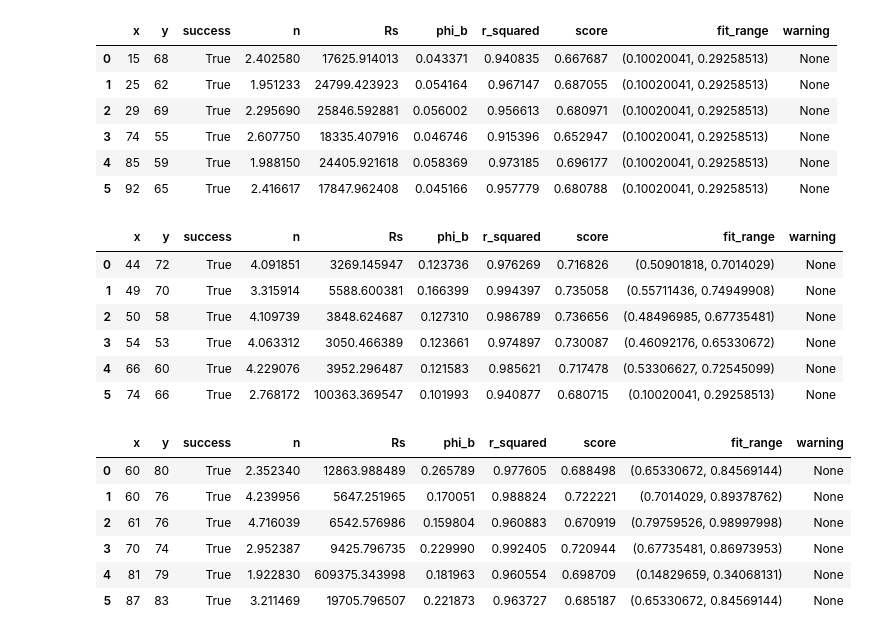
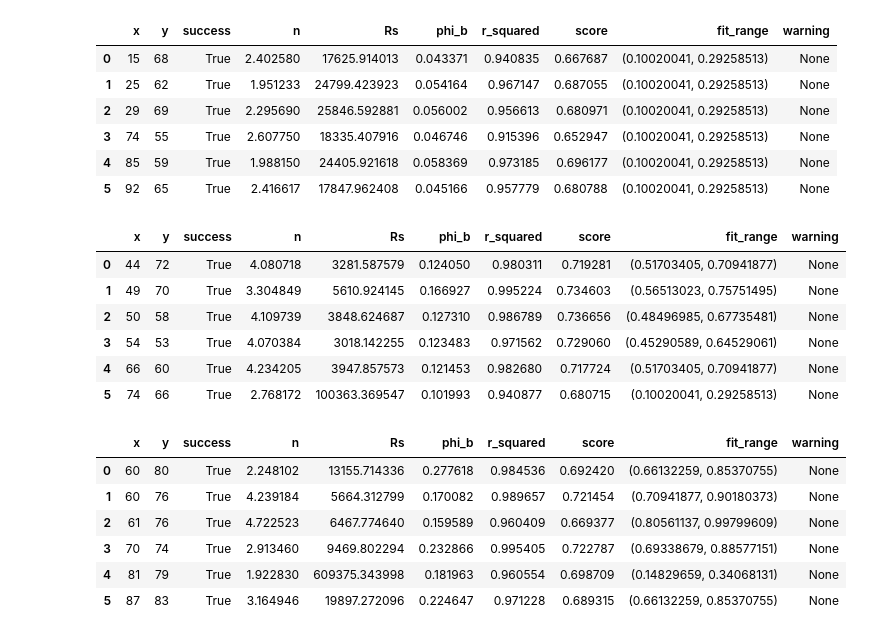
Before and after one commit to mithgil/cheungfit, a Jupyter notebook: notebooks/cheung_run.ipynb, the cells around one changed output. Saved outputs shown, nothing was run; the diff lists cells and outputs as text; code cells hidden in the pictures.

Commit message:
Within the limits of 5th constraints loose fit can produce more reliable results

```diff
--- a/notebooks/cheung_run.ipynb
+++ b/notebooks/cheung_run.ipynb
@@ -613,7 +824,7 @@ from ivs_tools import SchottkyAnalyzer, ConfigLoader
 # 建立寬鬆配置
 loose_config = FittingConfig(
     window_size=25,
-    step_size=3,
+    step_size=2,
     min_r_squared=0.85,      # 放寬 R²
     n_min=0.5, n_max=5.0,    # 放寬 n
     Rs_min=0, Rs_max=1e10,
@@ -706,23 +917,23 @@ df_dict['L3']
 | 4 | 85 | 59 | True | 1.988150 | 24405.921618 | 0.058369 | 0.973185 | 0.696177 | (0.10020041, 0.29258513) | None |
 | 5 | 92 | 65 | True | 2.416617 | 17847.962408 | 0.045166 | 0.957779 | 0.680788 | (0.10020041, 0.29258513) | None |
 # %%
-df_dict['L4']
+df_dict_loose['L4']
 # %% [output]
 |  | x | y | success | n | Rs | phi_b | r_squared | score | fit_range | warning |
-| 0 | 44 | 72 | True | 4.091851 | 3269.145947 | 0.123736 | 0.976269 | 0.716826 | (0.50901818, 0.7014029) | None |
-| 1 | 49 | 70 | True | 3.315914 | 5588.600381 | 0.166399 | 0.994397 | 0.735058 | (0.55711436, 0.74949908) | None |
+| 0 | 44 | 72 | True | 4.080718 | 3281.587579 | 0.124050 | 0.980311 | 0.719281 | (0.51703405, 0.70941877) | None |
+| 1 | 49 | 70 | True | 3.304849 | 5610.924145 | 0.166927 | 0.995224 | 0.734603 | (0.56513023, 0.75751495) | None |
 | 2 | 50 | 58 | True | 4.109739 | 3848.624687 | 0.127310 | 0.986789 | 0.736656 | (0.48496985, 0.67735481) | None |
-| 3 | 54 | 53 | True | 4.063312 | 3050.466389 | 0.123661 | 0.974897 | 0.730087 | (0.46092176, 0.65330672) | None |
-| 4 | 66 | 60 | True | 4.229076 | 3952.296487 | 0.121583 | 0.985621 | 0.717478 | (0.53306627, 0.72545099) | None |
+| 3 | 54 | 53 | True | 4.070384 | 3018.142255 | 0.123483 | 0.971562 | 0.729060 | (0.45290589, 0.64529061) | None |
+| 4 | 66 | 60 | True | 4.234205 | 3947.857573 | 0.121453 | 0.982680 | 0.717724 | (0.51703405, 0.70941877) | None |
 | 5 | 74 | 66 | True | 2.768172 | 100363.369547 | 0.101993 | 0.940877 | 0.680715 | (0.10020041, 0.29258513) | None |
 # %%
-df_dict['L5']
+df_dict_loose['L5']
 # %% [output]
 |  | x | y | success | n | Rs | phi_b | r_squared | score | fit_range | warning |
-| 0 | 60 | 80 | True | 2.352340 | 12863.988489 | 0.265789 | 0.977605 | 0.688498 | (0.65330672, 0.84569144) | None |
-| 1 | 60 | 76 | True | 4.239956 | 5647.251965 | 0.170051 | 0.988824 | 0.722221 | (0.7014029, 0.89378762) | None |
-| 2 | 61 | 76 | True | 4.716039 | 6542.576986 | 0.159804 | 0.960883 | 0.670919 | (0.79759526, 0.98997998) | None |
-| 3 | 70 | 74 | True | 2.952387 | 9425.796735 | 0.229990 | 0.992405 | 0.720944 | (0.67735481, 0.86973953) | None |
+| 0 | 60 | 80 | True | 2.248102 | 13155.714336 | 0.277618 | 0.984536 | 0.692420 | (0.66132259, 0.85370755) | None |
+| 1 | 60 | 76 | True | 4.239184 | 5664.312799 | 0.170082 | 0.989657 | 0.721454 | (0.70941877, 0.90180373) | None |
+| 2 | 61 | 76 | True | 4.722523 | 6467.774640 | 0.159589 | 0.960409 | 0.669377 | (0.80561137, 0.99799609) | None |
+| 3 | 70 | 74 | True | 2.913460 | 9469.802294 | 0.232866 | 0.995405 | 0.722787 | (0.69338679, 0.88577151) | None |
 | 4 | 81 | 79 | True | 1.922830 | 609375.343998 | 0.181963 | 0.960554 | 0.698709 | (0.14829659, 0.34068131) | None |
-| 5 | 87 | 83 | True | 3.211469 | 19705.796507 | 0.221873 | 0.963727 | 0.685187 | (0.65330672, 0.84569144) | None |
+| 5 | 87 | 83 | True | 3.164946 | 19897.272096 | 0.224647 | 0.971228 | 0.689315 | (0.66132259, 0.85370755) | None |
 # %%
```
Also changed, not shown: parts of 11 cells of this notebook, 6 other files.
